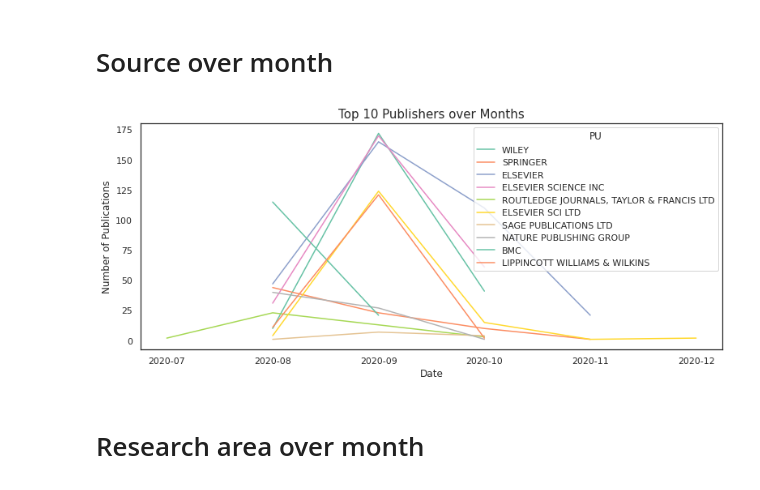
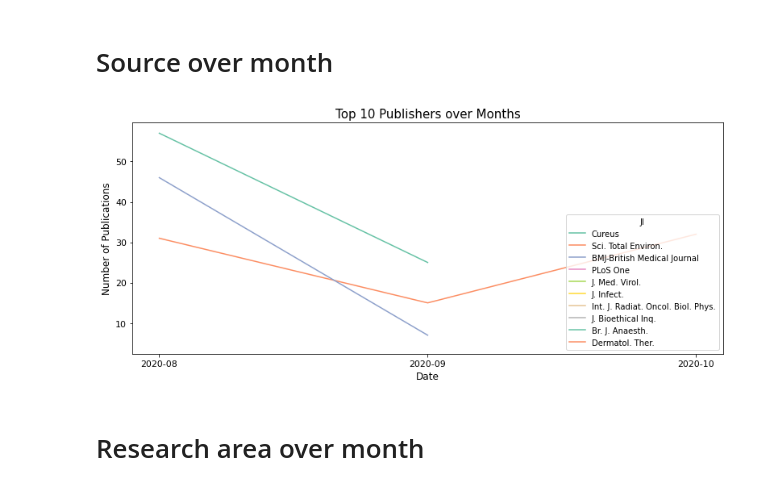
Before and after one commit to schneeboat/ana_2020, a Jupyter notebook: bibliographic_cov19_2020.ipynb, the cells around one changed output. Saved outputs shown, nothing was run; the diff lists cells and outputs as text; code cells hidden in the pictures.

```diff
--- a/bibliographic_cov19_2020.ipynb
+++ b/bibliographic_cov19_2020.ipynb
@@ -387,24 +370,24 @@ plt.show()
 # %% [markdown]
 # Source over month
 # %%
-pub_month = data_w_date[['PU', 'PD']].dropna()
+pub_month = data_w_date[['JI', 'PD']].dropna()
 pub_month['Number']=1
-pub_month_count_10 = pub_month[pub_month['PU'].isin(data_publisher['Title'].to_list())].groupby(['PD','PU']).count().reset_index()
+pub_month_count_10 = pub_month[pub_month['JI'].isin(data_source['Title'].to_list())].groupby(['PD','JI']).count().reset_index()
 
 plt.figure(figsize=(11,5))
-sns.lineplot(x=pub_month_count_10['PD'], y=pub_month_count_10['Number'], hue=pub_month_count_10['PU'],
-            hue_order=data_publisher['Title'].to_list(),
+sns.lineplot(x=pub_month_count_10['PD'], y=pub_month_count_10['Number'], hue=pub_month_count_10['JI'],
+            hue_order=data_source['Title'].to_list(),
             palette='Set2')
 plt.xlabel('Date',fontsize=12)
 plt.ylabel('Number of Publications',fontsize=12)
 plt.xticks(fontsize=11)
 plt.yticks(fontsize=11)
 plt.title('Top 10 Publishers over Months', fontsize=15)
 plt.tight_layout()
 plt.savefig('publisher_month.jpg')
 plt.show()
 # %% [output]
-[figure, old version]
+[figure, new version]
 # %% [markdown]
 # Research area over month
 # %%
```
Also changed, not shown: parts of 56 cells of this notebook.
